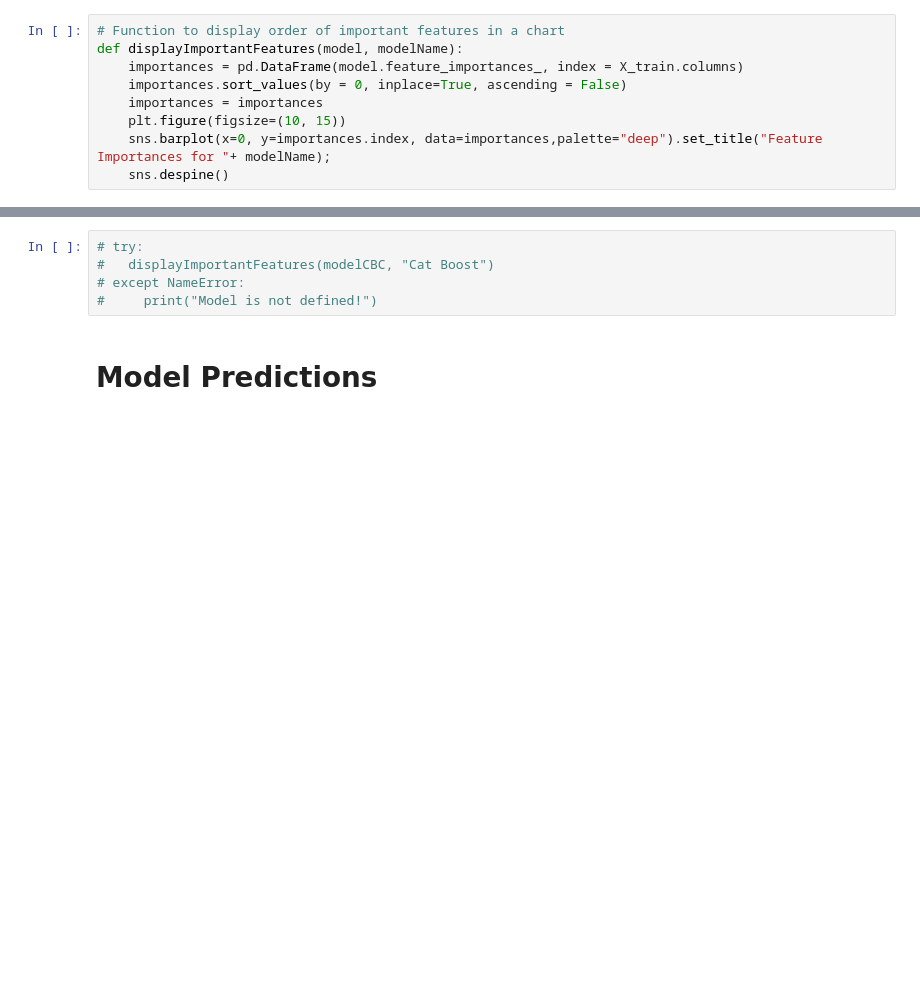
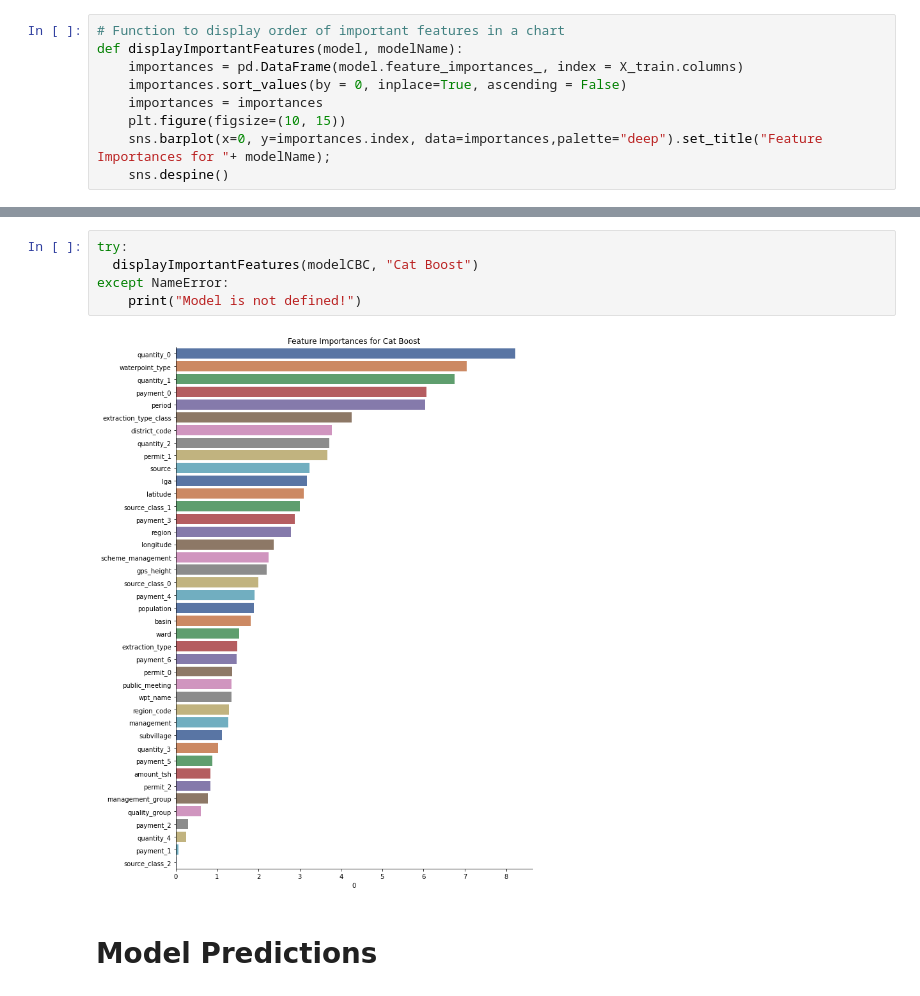
Before and after one commit to thuvarahan97/Pump-it-Up---Driven-Data, a Jupyter notebook: PumpItUp.ipynb, the cells around one changed output, grey strips where cells are left out. Saved outputs shown, nothing was run; the diff lists cells and outputs as text; blank space fills up the shorter version.

```diff
--- a/PumpItUp.ipynb
+++ b/PumpItUp.ipynb
@@ -755,8 +768,10 @@ ValueError: ignored
 # %%
-# try:
-#   displayImportantFeatures(modelCBC, "Cat Boost")
-# except NameError:
-#     print("Model is not defined!")
+try:
+  displayImportantFeatures(modelCBC, "Cat Boost")
+except NameError:
+    print("Model is not defined!")
+# %% [output]
+[figure, added]
 # %% [markdown]
 # **Model Predictions**
 # %% [markdown]
```
Also changed, not shown: parts of 23 cells of this notebook.
